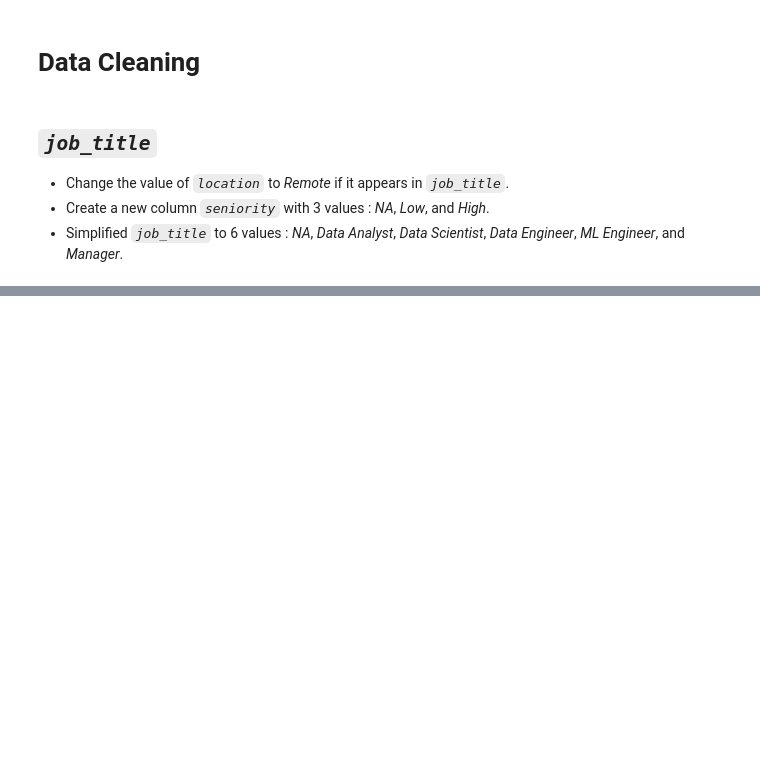
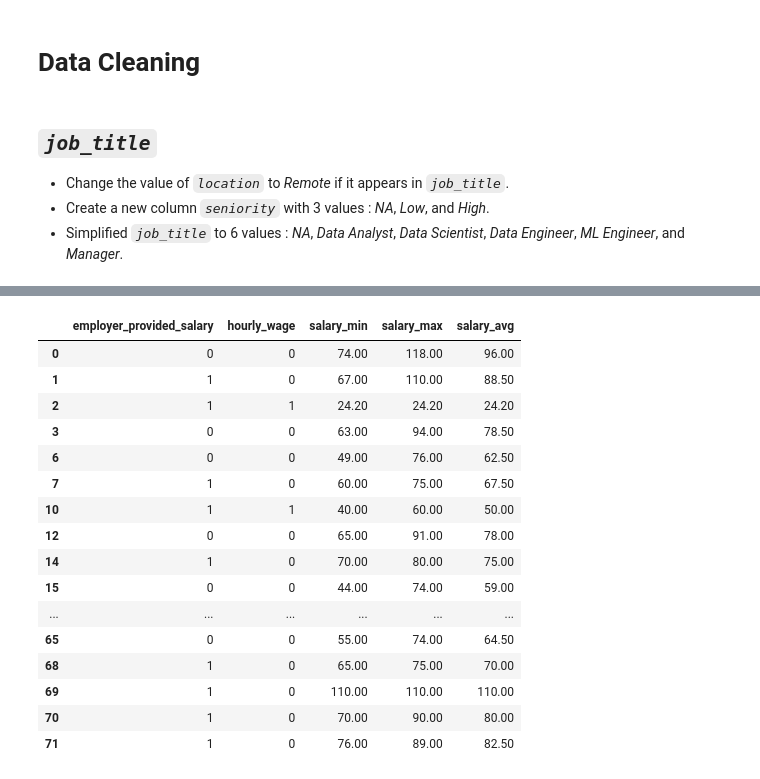
Before and after one commit to YongHHuang/data_science_salary, a Jupyter notebook: data_cleaning.ipynb, the cells around one changed output, grey strips where cells are left out. Cells and saved outputs as stored; diff of their text form; code cells hidden in the pictures; blank space fills up the shorter version.

```diff
--- a/data_cleaning.ipynb
+++ b/data_cleaning.ipynb
@@ -194 +175,53 @@ df
+# %%
+# remove the record when salary is -1
+df = df[df['salary_estimate'] != '-1']
+# create employer_provided_salary: 1 if salary contains 'Employer', otherwise 0.
+df['employer_provided_salary'] = df['salary_estimate'].apply(lambda x: 1 if 'Employer' in x else 0)
+# create hourly_wage: 1 if salary contains 'Per Hour', otherwise 0.
+df['hourly_wage'] = df['salary_estimate'].apply(lambda x: 1 if 'Per Hour' in x else 0)
+
+
+    # extract formats $___K,  $__.__,  $___K - $___K,  $__.__ - $__.__
+pattern = r'(\$[-$\d.K ]*[K\d])'
+result = (df['salary_estimate'].str.extract(pattern).squeeze()
+    # remove $, K, and space
+    .str.replace('[$K ]', '', regex=True)
+    # transform XXX -> XXX-XXX
+    .apply(lambda x: x if '-' in x else x + '-' + x)
+    # create salary_min and salary_max
+    .str.extract(r'(?P<salary_min>.*)-(?P<salary_max>.*)')
+    .astype(float))
+
+
+salary = ['salary_min', 'salary_max']
+# transfer the salary from hourly to yearly by multiplying 2 (unit in K) if hourly_wage is 1
+result = (pd.concat([result, df[['hourly_wage']]], axis=1)
+    .apply(lambda x: x[salary]*2 if x['hourly_wage'] == 1 else x[salary], axis=1))
+df = pd.concat([df, result], axis=1)
+
+# create salary_avg by averaging salary_min and salary_max
+df['salary_avg'] = (df['salary_min'] + df['salary_max']) / 2
+
+df.drop(['salary_estimate'], axis=1, inplace=True)
+
+# check results
+df.loc[:, 'employer_provided_salary':'salary_avg'][:60]
+# %% [output]
+|  | employer_provided_salary | hourly_wage | salary_min | salary_max | salary_avg |
+| 0 | 0 | 0 | 74.00 | 118.00 | 96.00 |
+| 1 | 1 | 0 | 67.00 | 110.00 | 88.50 |
+| 2 | 1 | 1 | 24.20 | 24.20 | 24.20 |
+| 3 | 0 | 0 | 63.00 | 94.00 | 78.50 |
+| 6 | 0 | 0 | 49.00 | 76.00 | 62.50 |
+| 7 | 1 | 0 | 60.00 | 75.00 | 67.50 |
+| 10 | 1 | 1 | 40.00 | 60.00 | 50.00 |
+| 12 | 0 | 0 | 65.00 | 91.00 | 78.00 |
+| 14 | 1 | 0 | 70.00 | 80.00 | 75.00 |
+| 15 | 0 | 0 | 44.00 | 74.00 | 59.00 |
+| ... | ... | ... | ... | ... | ... |
+| 65 | 0 | 0 | 55.00 | 74.00 | 64.50 |
+| 68 | 1 | 0 | 65.00 | 75.00 | 70.00 |
+| 69 | 1 | 0 | 110.00 | 110.00 | 110.00 |
+| 70 | 1 | 0 | 70.00 | 90.00 | 80.00 |
+| 71 | 1 | 0 | 76.00 | 89.00 | 82.50 |
 # %% [markdown]
```
Also changed, not shown: parts of 47 cells of this notebook.
